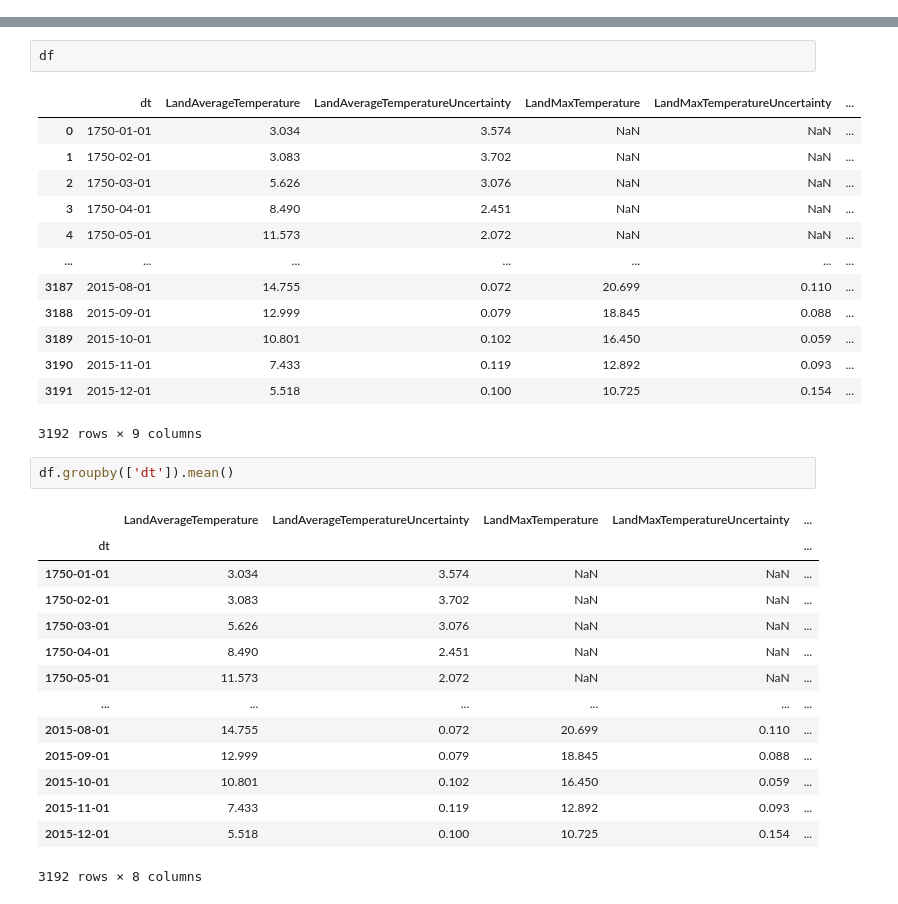
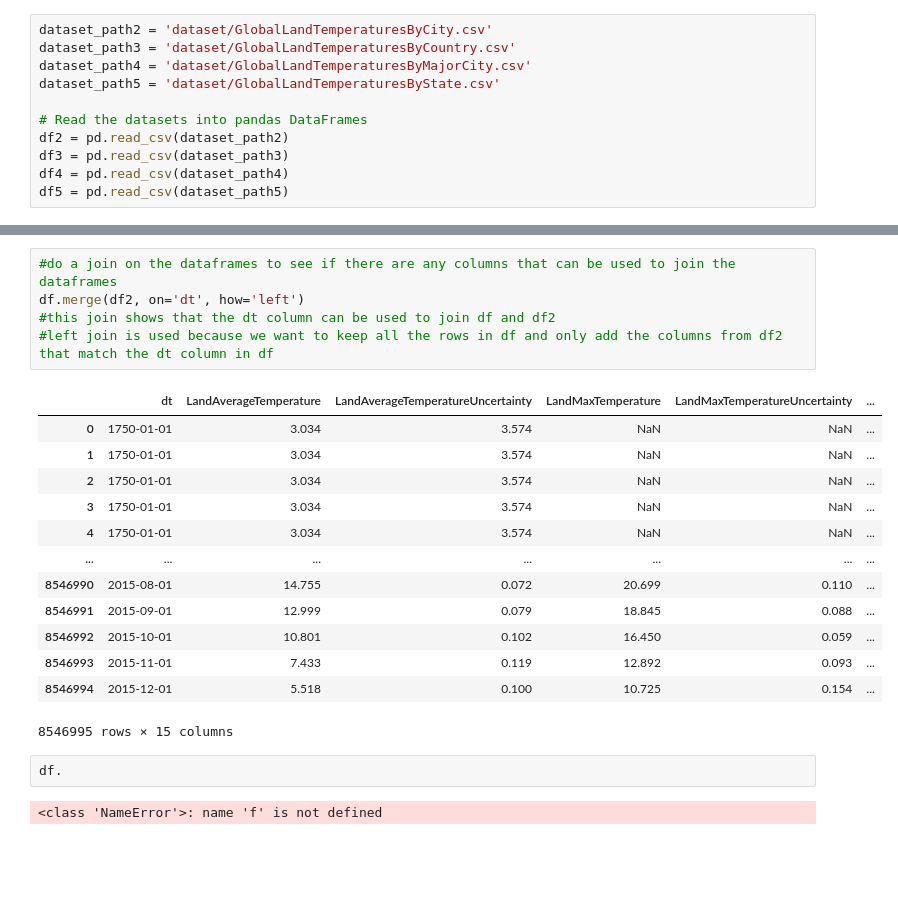
Before and after one commit to OmarEmad313/Data-Analysis-Projects, a Jupyter notebook: Climate Chronicles Data Insights into Earth's Decline/ClimateDataAnalysis.ipynb, the cells around one changed output, grey strips where cells are left out. Drawn from its saved outputs; the diff is of its cells as text; blank space fills up the shorter version.

```diff
--- a/Climate Chronicles Data Insights into Earth's Decline/ClimateDataAnalysis.ipynb
+++ b/Climate Chronicles Data Insights into Earth's Decline/ClimateDataAnalysis.ipynb
@@ -10,0 +28,11 @@ df = pd.read_csv(dataset_path)
+# %%
+dataset_path2 = 'dataset/GlobalLandTemperaturesByCity.csv'
+dataset_path3 = 'dataset/GlobalLandTemperaturesByCountry.csv'
+dataset_path4 = 'dataset/GlobalLandTemperaturesByMajorCity.csv'
+dataset_path5 = 'dataset/GlobalLandTemperaturesByState.csv'
+
+# Read the datasets into pandas DataFrames
+df2 = pd.read_csv(dataset_path2)
+df3 = pd.read_csv(dataset_path3)
+df4 = pd.read_csv(dataset_path4)
+df5 = pd.read_csv(dataset_path5)
@@ -11,33 +88,23 @@ df = pd.read_csv(dataset_path)
+# %%
+#do a join on the dataframes to see if there are any columns that can be used to join the dataframes
+df.merge(df2, on='dt', how='left')
+#this join shows that the dt column can be used to join df and df2
+#left join is used because we want to keep all the rows in df and only add the columns from df2 that match the dt column in df
+# %% [output]
+|  | dt | LandAverageTemperature | LandAverageTemperatureUncertainty | LandMaxTemperature | LandMaxTemperatureUncertainty | ... |
+| 0 | 1750-01-01 | 3.034 | 3.574 | NaN | NaN | ... |
+| 1 | 1750-01-01 | 3.034 | 3.574 | NaN | NaN | ... |
+| 2 | 1750-01-01 | 3.034 | 3.574 | NaN | NaN | ... |
+| 3 | 1750-01-01 | 3.034 | 3.574 | NaN | NaN | ... |
+| 4 | 1750-01-01 | 3.034 | 3.574 | NaN | NaN | ... |
+| ... | ... | ... | ... | ... | ... | ... |
+| 8546990 | 2015-08-01 | 14.755 | 0.072 | 20.699 | 0.110 | ... |
+| 8546991 | 2015-09-01 | 12.999 | 0.079 | 18.845 | 0.088 | ... |
+| 8546992 | 2015-10-01 | 10.801 | 0.102 | 16.450 | 0.059 | ... |
+| 8546993 | 2015-11-01 | 7.433 | 0.119 | 12.892 | 0.093 | ... |
+| 8546994 | 2015-12-01 | 5.518 | 0.100 | 10.725 | 0.154 | ... |
+8546995 rows × 15 columns
 # %%
-df
+df.
 # %% [output]
-|  | dt | LandAverageTemperature | LandAverageTemperatureUncertainty | LandMaxTemperature | LandMaxTemperatureUncertainty | ... |
-| 0 | 1750-01-01 | 3.034 | 3.574 | NaN | NaN | ... |
-| 1 | 1750-02-01 | 3.083 | 3.702 | NaN | NaN | ... |
-| 2 | 1750-03-01 | 5.626 | 3.076 | NaN | NaN | ... |
-| 3 | 1750-04-01 | 8.490 | 2.451 | NaN | NaN | ... |
-| 4 | 1750-05-01 | 11.573 | 2.072 | NaN | NaN | ... |
-| ... | ... | ... | ... | ... | ... | ... |
-| 3187 | 2015-08-01 | 14.755 | 0.072 | 20.699 | 0.110 | ... |
-| 3188 | 2015-09-01 | 12.999 | 0.079 | 18.845 | 0.088 | ... |
-| 3189 | 2015-10-01 | 10.801 | 0.102 | 16.450 | 0.059 | ... |
-| 3190 | 2015-11-01 | 7.433 | 0.119 | 12.892 | 0.093 | ... |
-| 3191 | 2015-12-01 | 5.518 | 0.100 | 10.725 | 0.154 | ... |
-3192 rows × 9 columns
+<class 'NameError'>: name 'f' is not defined
-# %%
-df.groupby(['dt']).mean()
-# %% [output]
-|  | LandAverageTemperature | LandAverageTemperatureUncertainty | LandMaxTemperature | LandMaxTemperatureUncertainty | ... |
-| dt |  |  |  |  | ... |
-| 1750-01-01 | 3.034 | 3.574 | NaN | NaN | ... |
-| 1750-02-01 | 3.083 | 3.702 | NaN | NaN | ... |
-| 1750-03-01 | 5.626 | 3.076 | NaN | NaN | ... |
-| 1750-04-01 | 8.490 | 2.451 | NaN | NaN | ... |
-| 1750-05-01 | 11.573 | 2.072 | NaN | NaN | ... |
-| ... | ... | ... | ... | ... | ... |
-| 2015-08-01 | 14.755 | 0.072 | 20.699 | 0.110 | ... |
-| 2015-09-01 | 12.999 | 0.079 | 18.845 | 0.088 | ... |
-| 2015-10-01 | 10.801 | 0.102 | 16.450 | 0.059 | ... |
-| 2015-11-01 | 7.433 | 0.119 | 12.892 | 0.093 | ... |
-| 2015-12-01 | 5.518 | 0.100 | 10.725 | 0.154 | ... |
-3192 rows × 8 columns
```
Also changed, not shown: parts of 5 cells of this notebook.
